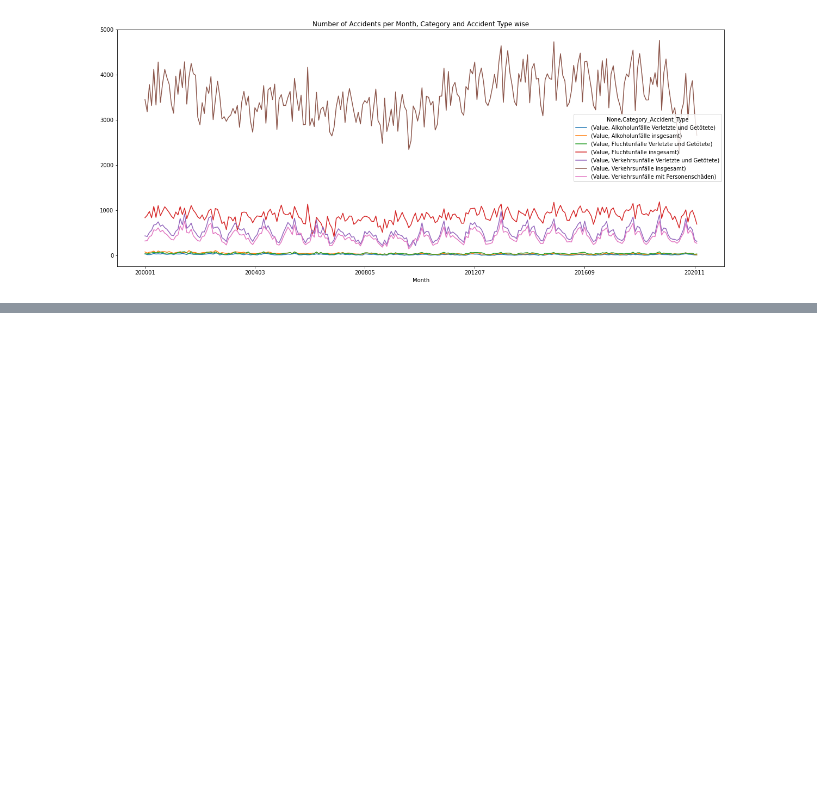
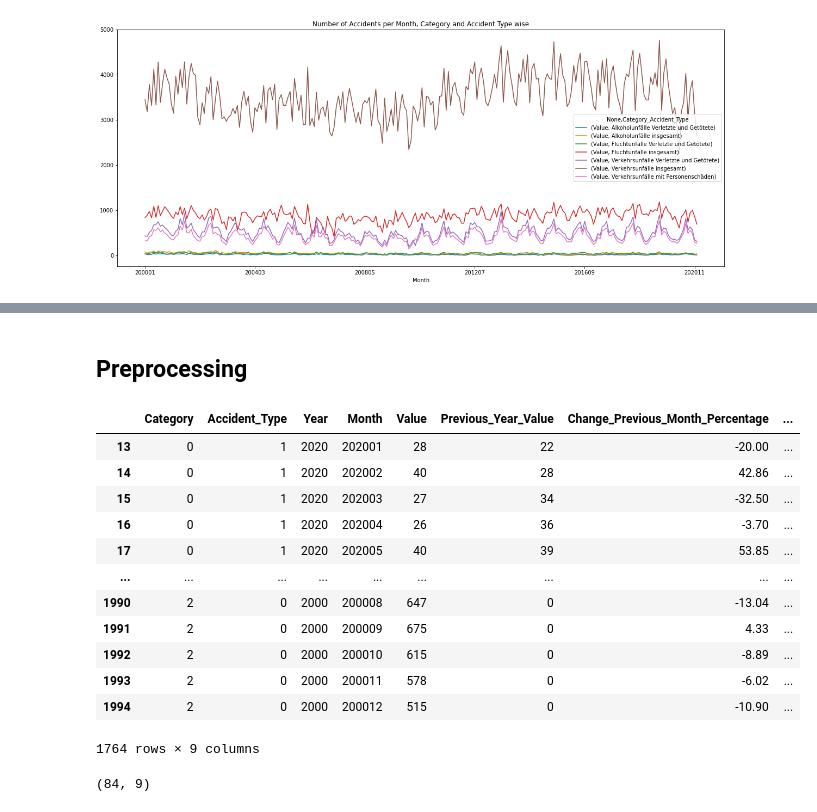
Before and after one commit to victorknox/DPS-AI, a Jupyter notebook: main.ipynb, the cells around one changed output, grey strips where cells are left out. Drawn from its saved outputs; the diff is of its cells as text; code cells hidden in the pictures; blank space fills up the shorter version.

```diff
--- a/main.ipynb
+++ b/main.ipynb
@@ -179,0 +190,2 @@ accidents[["Month", "Category_Accident_Type", "Value"]].groupby(["Month", "Categ
+# %% [markdown]
+## Preprocessing
@@ -179,0 +210,21 @@ accidents[["Month", "Category_Accident_Type", "Value"]].groupby(["Month", "Categ
+# %%
+# label encode Category and Accident_Type
+le = LabelEncoder()
+accidents["Category"] = le.fit_transform(accidents["Category"])
+accidents["Accident_Type"] = le.fit_transform(accidents["Accident_Type"])
+# %%
+accidents
+# %% [output]
+|  | Category | Accident_Type | Year | Month | Value | Previous_Year_Value | Change_Previous_Month_Percentage | ... |
+| 13 | 0 | 1 | 2020 | 202001 | 28 | 22 | -20.00 | ... |
+| 14 | 0 | 1 | 2020 | 202002 | 40 | 28 | 42.86 | ... |
+| 15 | 0 | 1 | 2020 | 202003 | 27 | 34 | -32.50 | ... |
+| 16 | 0 | 1 | 2020 | 202004 | 26 | 36 | -3.70 | ... |
+| 17 | 0 | 1 | 2020 | 202005 | 40 | 39 | 53.85 | ... |
+| ... | ... | ... | ... | ... | ... | ... | ... | ... |
+| 1990 | 2 | 0 | 2000 | 200008 | 647 | 0 | -13.04 | ... |
+| 1991 | 2 | 0 | 2000 | 200009 | 675 | 0 | 4.33 | ... |
+| 1992 | 2 | 0 | 2000 | 200010 | 615 | 0 | -8.89 | ... |
+| 1993 | 2 | 0 | 2000 | 200011 | 578 | 0 | -6.02 | ... |
+| 1994 | 2 | 0 | 2000 | 200012 | 515 | 0 | -10.90 | ... |
+1764 rows × 9 columns
@@ -179,0 +255,6 @@ accidents[["Month", "Category_Accident_Type", "Value"]].groupby(["Month", "Categ
+# %%
+# show number of rows
+accidents_test.shape
+# accidents_train.shape
+# %% [output]
+(84, 9)
```
Also changed, not shown: parts of 13 cells of this notebook, 1 other file.
